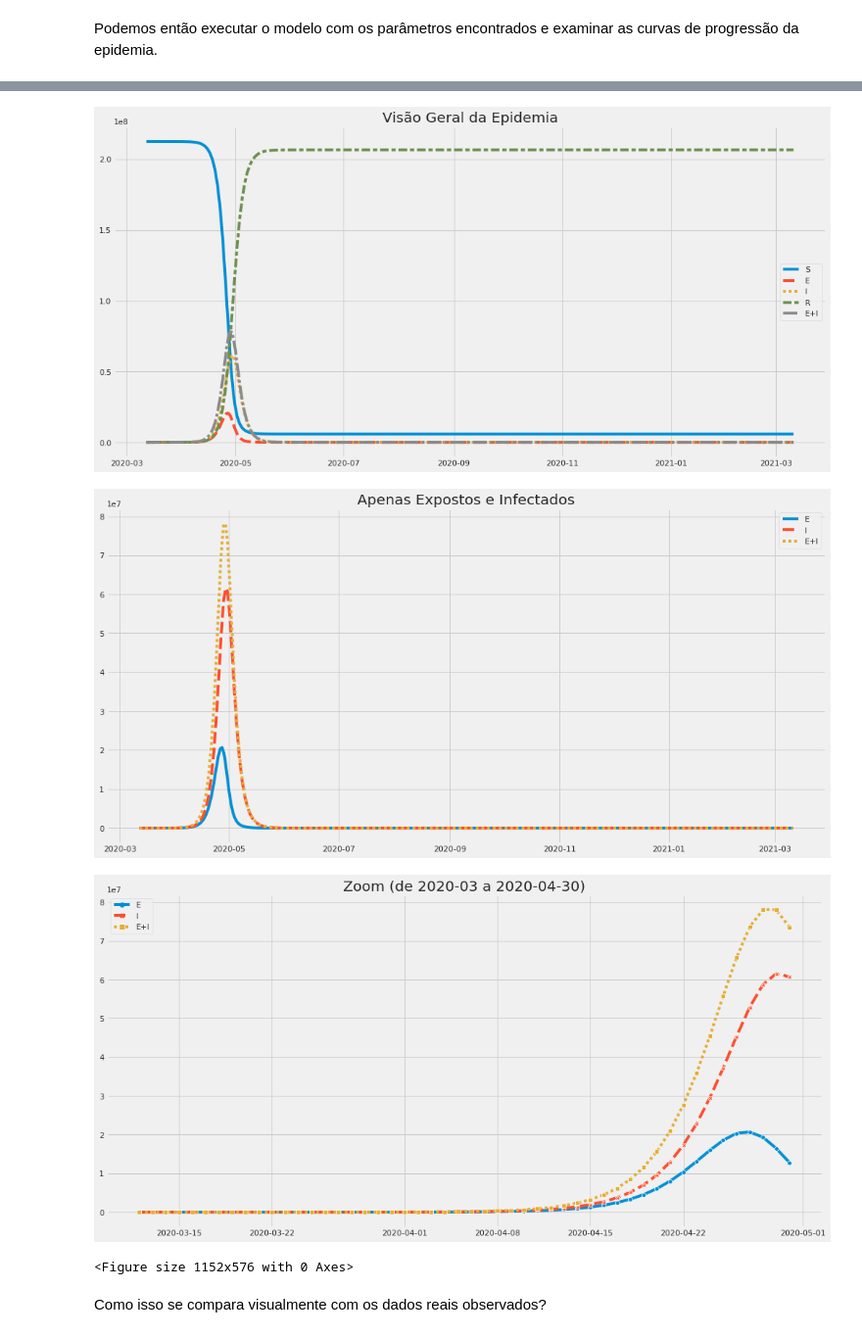
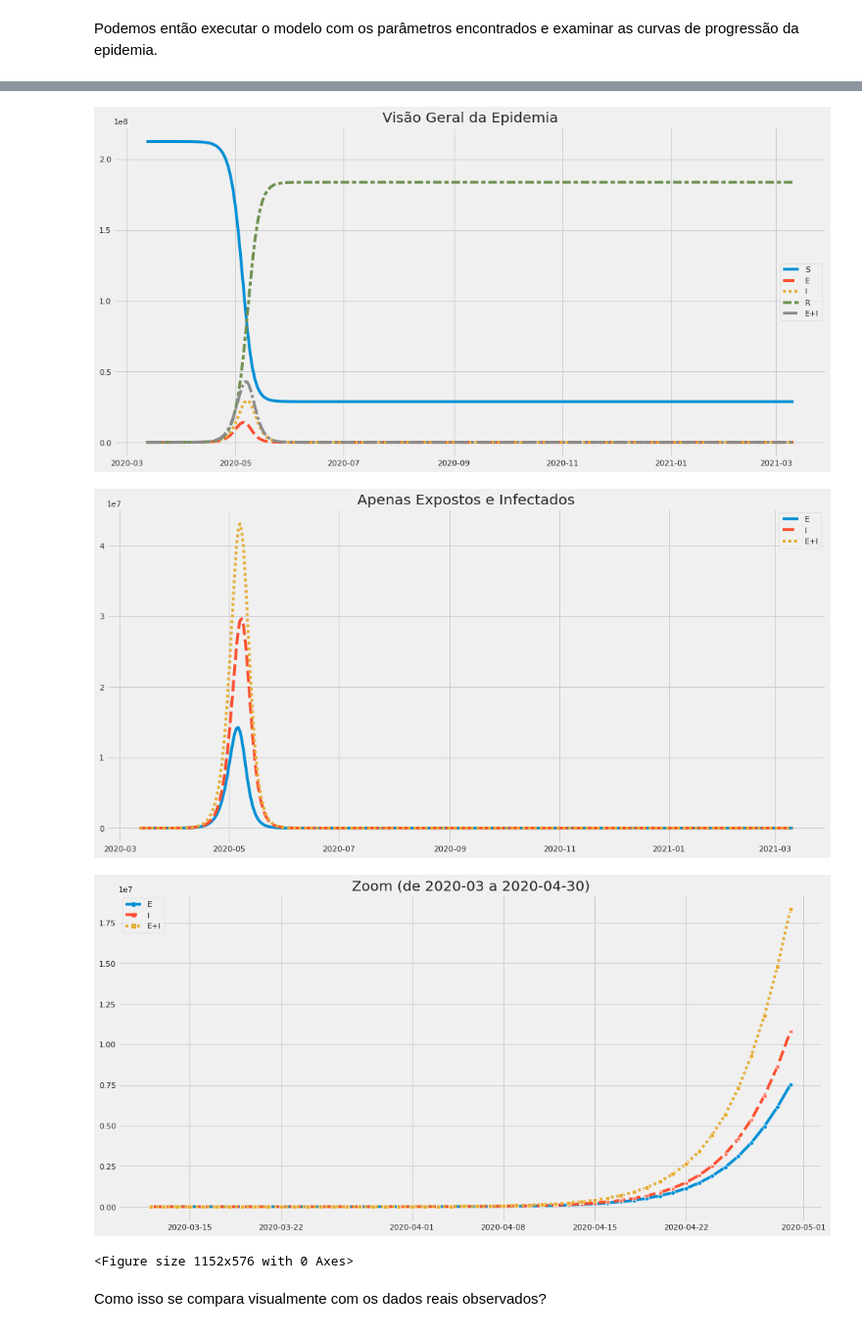
Before and after one commit to funcional-health-analytics/covid19-analytics, a Jupyter notebook: notebooks/epidemic_model_seir.ipynb, the cells around one changed output, grey strips where cells are left out. Shown at 98% size. Cells and saved outputs as stored; diff of their text form; code cells hidden in the pictures.

```diff
--- a/notebooks/epidemic_model_seir.ipynb
+++ b/notebooks/epidemic_model_seir.ipynb
@@ -282,21 +282,30 @@ def i_delta(t, S, E, I, R, alpha, beta, gamma):
                                        param_at(alpha, t)*E)
 
     return delta_e
+# %%
+# how many new patients will be added to R
+def r_delta(t, S, E, I, R, alpha, beta, gamma):
+    delta_r = aux_enforce_max_addition(I,
+                                     param_at(gamma, t)*I)
+
+    return delta_r
 # %% [markdown]
 ### Simulação
 
 A simulação então pode ser definida do seguinte modo.
 # %%
 def simulate(S, E, I, R, alpha, beta, gamma, epidemic_start_date, epidemic_duration_in_days,
-             s_func, e_func, i_func, r_func, e_delta_func, i_delta_func):
+             s_func, e_func, i_func, r_func, e_delta_func, i_delta_func, r_delta_func):
 
     generated_data = [] # initial data
 
+    # changes start at 0
     E_delta = 0
-    I_delta = 0 # changes start at 0
+    I_delta = 0
+    R_delta = 0
 
     for t in range(0, epidemic_duration_in_days):
-        generated_data.append((S, E, E_delta, I, I_delta, R))
+        generated_data.append((S, E, E_delta, I, I_delta, R, R_delta))
 
         # main model components
         S_next = S + s_func(t, S, E, I, R, alpha, beta, gamma)
@@ -307,6 +316,7 @@ def simulate(S, E, I, R, alpha, beta, gamma, epidemic_start_date, epidemic_durat
         # added information for later analyses
         I_delta = i_delta_func(t, S, E, I, R, alpha, beta, gamma)
         E_delta = e_delta_func(t, S, E, I, R, alpha, beta, gamma)
+        R_delta = r_delta_func(t, S, E, I, R, alpha, beta, gamma)
 
         # lockstep updates
         S = S_next
@@ -317,10 +327,11 @@ def simulate(S, E, I, R, alpha, beta, gamma, epidemic_start_date, epidemic_durat
         assert math.isclose(S + E + I + R, population_size, rel_tol=1e-9, abs_tol=0.0), "Population size must not change."
 
     df = pd.DataFrame(generated_data,
-                      columns=['S', 'E', 'E_delta', 'I', 'I_delta', 'R'],
+                      columns=['S', 'E', 'E_delta', 'I', 'I_delta', 'R', 'R_delta'],
                       index=pd.date_range(start=epidemic_start_date, periods=epidemic_duration_in_days, freq='D'))
 
     df['E+I'] = df['E'] + df['I']
+    df['E+I+R'] = df['E'] + df['I'] + df['R']
 
     return df
 # %% [markdown]
@@ -387,7 +399,8 @@ df_simulation_data = simulate(S=population_size - initially_infected,
                               i_func=i,
                               r_func=r,
                               e_delta_func=e_delta,
-                              i_delta_func=i_delta)
+                              i_delta_func=i_delta,
+                              r_delta_func=r_delta)
 
 plot_simulation_output(df_simulation_data)
 df_simulation_data.head()
@@ -443,7 +456,8 @@ def objective_for_simulation(args):
                               i_func=i,
                               r_func=r,
                               e_delta_func=e_delta,
-                              i_delta_func=i_delta)
+                              i_delta_func=i_delta,
+                              r_delta_func=r_delta)
 
     # run simulation
     df_simulation_data_filtered = df_simulation_data[df_simulation_data.index.isin(df_data_target.index.values)]
@@ -452,7 +466,7 @@ def objective_for_simulation(args):
     # Calculate error
     ###################
     df_diff_cases = df_data_target[data_column_to_fit] - \
-                               (df_simulation_data_filtered['I'] + df_simulation_data_filtered['E'])
+                               (df_simulation_data_filtered['I'] + df_simulation_data_filtered['E'] + df_simulation_data_filtered['R'])
 
     # we can limit the temporal reach of the estimation if desired
     if t_min is not None and t_max is not None:
@@ -501,8 +515,9 @@ df_simulation_data = simulate(S=population_size - initially_infected,
                               i_func=i,
                               r_func=r,
                               e_delta_func=e_delta,
-                              i_delta_func=i_delta)
+                              i_delta_func=i_delta,
+                              r_delta_func=r_delta)
 
-plot_simulation_output(df_simulation_data, zoom_on='2020-03', file_name='no-mitigation')
+plot_simulation_output(df_simulation_data, zoom_on='2020-03', file_name='constant')
 df_simulation_data['2020-03-16':'2020-05-01'].head()
 # %% [output]
@@ -515,6 +530,6 @@ df_simulation_data['2020-03-16':'2020-05-01'].head()
-[figure, old version]
+[figure, new version]
-[figure, old version]
+[figure, new version]
-[figure, old version]
+[figure, new version]
 <Figure size 1152x576 with 0 Axes>
 # %% [markdown]
 Como isso se compara visualmente com os dados reais observados?
```
Also changed, not shown: parts of 12 cells of this notebook, 2 other files.
